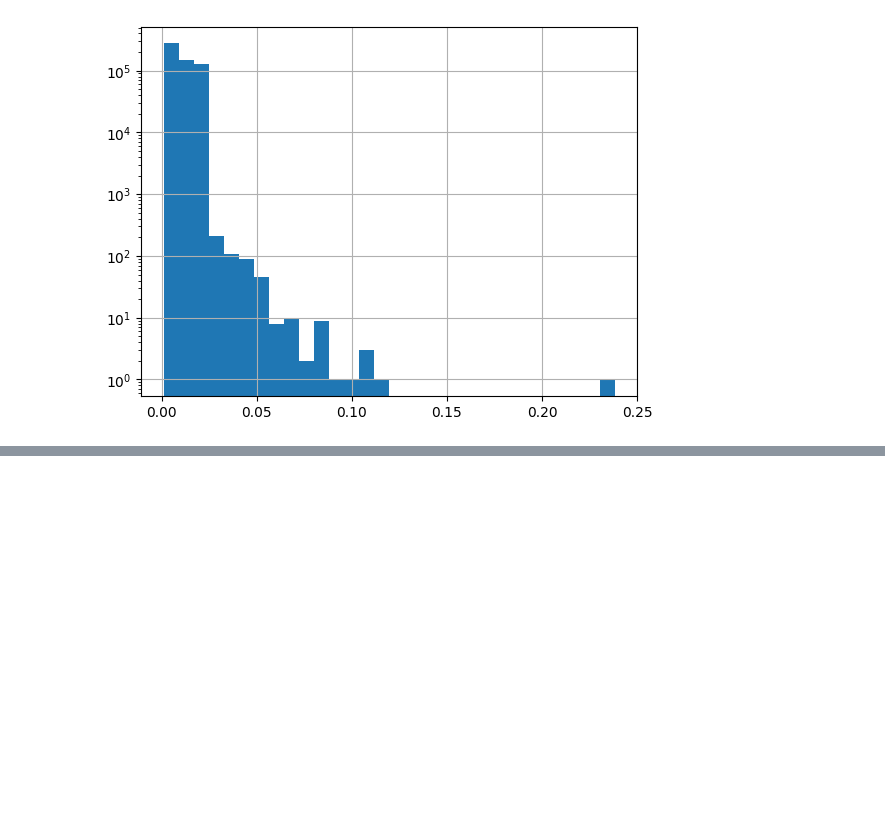
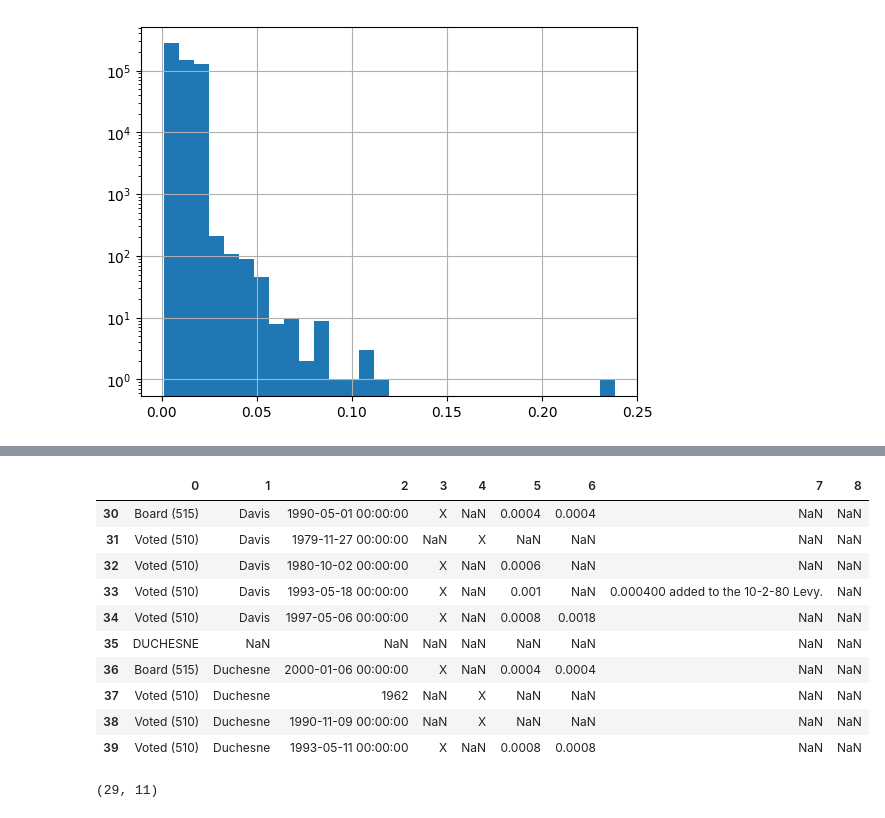
Before and after one commit to dirko/tabia, a Jupyter notebook: union.ipynb, the cells around one changed output, grey strips where cells are left out. Drawn from its saved outputs; the diff is of its cells as text; code cells hidden in the pictures; blank space fills up the shorter version.

```diff
--- a/union.ipynb
+++ b/union.ipynb
@@ -798,0 +202,14 @@ Maybe by building a graph and looking at components.
+# %%
+display(df3.head(40).tail(10))
+# %% [output]
+|  | 0 | 1 | 2 | 3 | 4 | 5 | 6 | 7 | 8 |
+| 30 | Board (515) | Davis | 1990-05-01 00:00:00 | X | NaN | 0.0004 | 0.0004 | NaN | NaN |
+| 31 | Voted (510) | Davis | 1979-11-27 00:00:00 | NaN | X | NaN | NaN | NaN | NaN |
+| 32 | Voted (510) | Davis | 1980-10-02 00:00:00 | X | NaN | 0.0006 | NaN | NaN | NaN |
+| 33 | Voted (510) | Davis | 1993-05-18 00:00:00 | X | NaN | 0.001 | NaN | 0.000400 added to the 10-2-80 Levy. | NaN |
+| 34 | Voted (510) | Davis | 1997-05-06 00:00:00 | X | NaN | 0.0008 | 0.0018 | NaN | NaN |
+| 35 | DUCHESNE | NaN | NaN | NaN | NaN | NaN | NaN | NaN | NaN |
+| 36 | Board (515) | Duchesne | 2000-01-06 00:00:00 | X | NaN | 0.0004 | 0.0004 | NaN | NaN |
+| 37 | Voted (510) | Duchesne | 1962 | NaN | X | NaN | NaN | NaN | NaN |
+| 38 | Voted (510) | Duchesne | 1990-11-09 00:00:00 | NaN | X | NaN | NaN | NaN | NaN |
+| 39 | Voted (510) | Duchesne | 1993-05-11 00:00:00 | X | NaN | 0.0008 | 0.0008 | NaN | NaN |
@@ -798,0 +258,4 @@ Maybe by building a graph and looking at components.
+# %%
+dfc.shape
+# %% [output]
+(29, 11)
```
Also changed, not shown: parts of 48 cells of this notebook, 18 other files.
